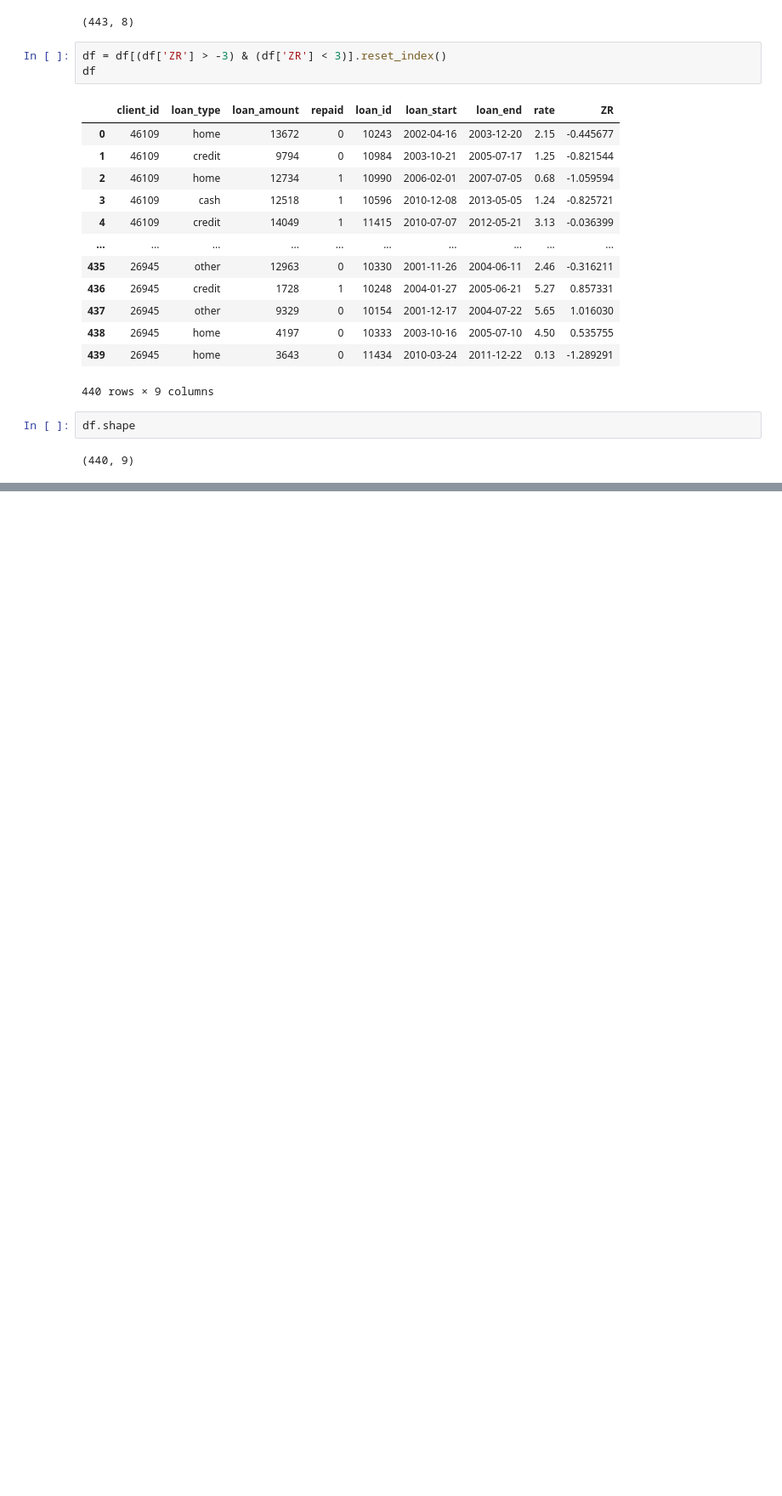
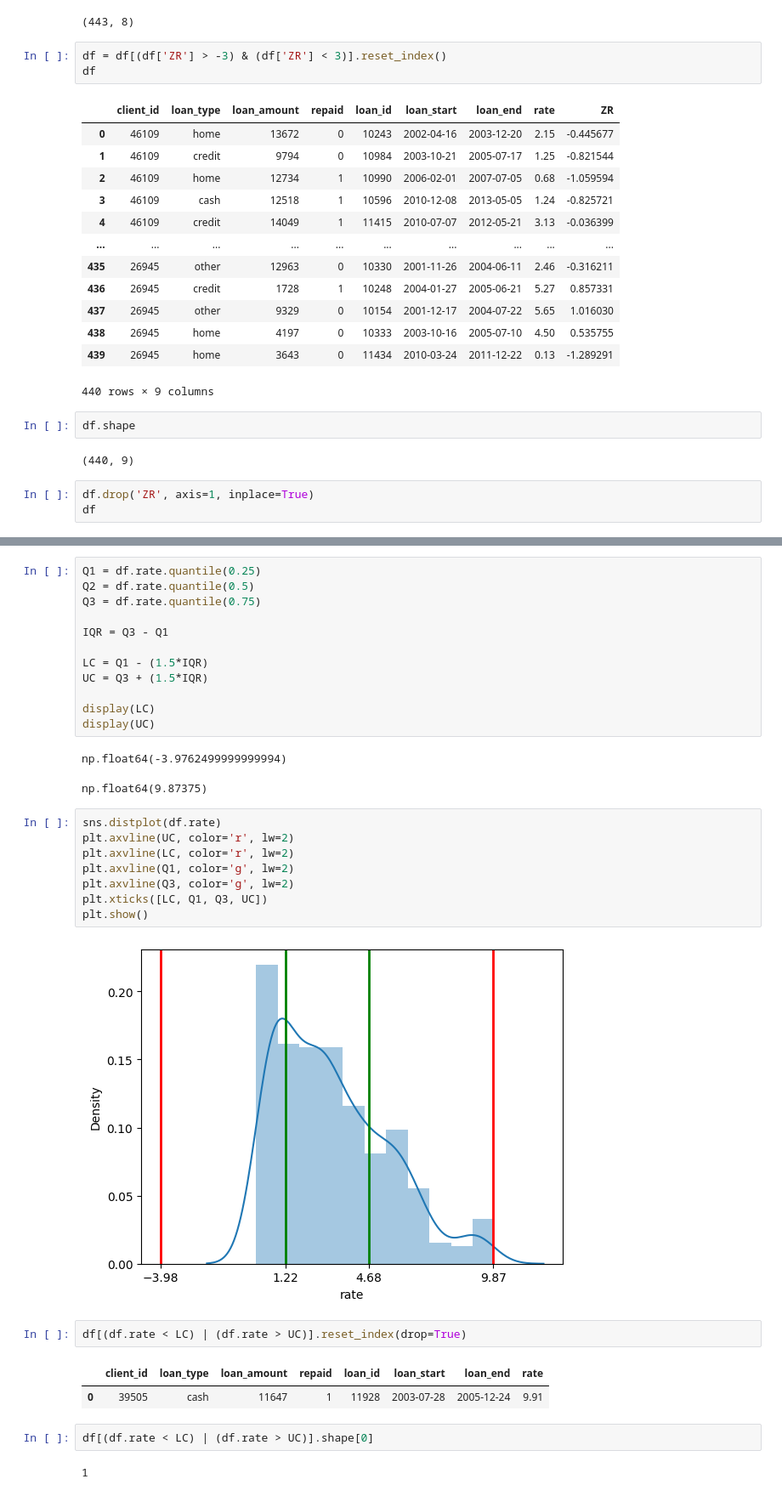
Before and after one commit to docroch/learning-data-science, a Jupyter notebook: data-preparation/loans.ipynb, the cells around one changed output, grey strips where cells are left out. Shown at 85% size. Cells and saved outputs as stored; diff of their text form; blank space fills up the shorter version.

```diff
--- a/data-preparation/loans.ipynb
+++ b/data-preparation/loans.ipynb
@@ -312,3 +312,6 @@ df
 df.shape
 # %% [output]
 (440, 9)
+# %%
+df.drop('ZR', axis=1, inplace=True)
+df
@@ -314,0 +332,34 @@ df.shape
+# %%
+Q1 = df.rate.quantile(0.25)
+Q2 = df.rate.quantile(0.5)
+Q3 = df.rate.quantile(0.75)
+
+IQR = Q3 - Q1
+
+LC = Q1 - (1.5*IQR)
+UC = Q3 + (1.5*IQR)
+
+display(LC)
+display(UC)
+# %% [output]
+np.float64(-3.9762499999999994)
+np.float64(9.87375)
+# %%
+sns.distplot(df.rate)
+plt.axvline(UC, color='r', lw=2)
+plt.axvline(LC, color='r', lw=2)
+plt.axvline(Q1, color='g', lw=2)
+plt.axvline(Q3, color='g', lw=2)
+plt.xticks([LC, Q1, Q3, UC])
+plt.show()
+# %% [output]
+[figure, added]
+# %%
+df[(df.rate < LC) | (df.rate > UC)].reset_index(drop=True)
+# %% [output]
+|  | client_id | loan_type | loan_amount | repaid | loan_id | loan_start | loan_end | rate |
+| 0 | 39505 | cash | 11647 | 1 | 11928 | 2003-07-28 | 2005-12-24 | 9.91 |
+# %%
+df[(df.rate < LC) | (df.rate > UC)].shape[0]
+# %% [output]
+1
```
Also changed, not shown: parts of 4 cells of this notebook.
